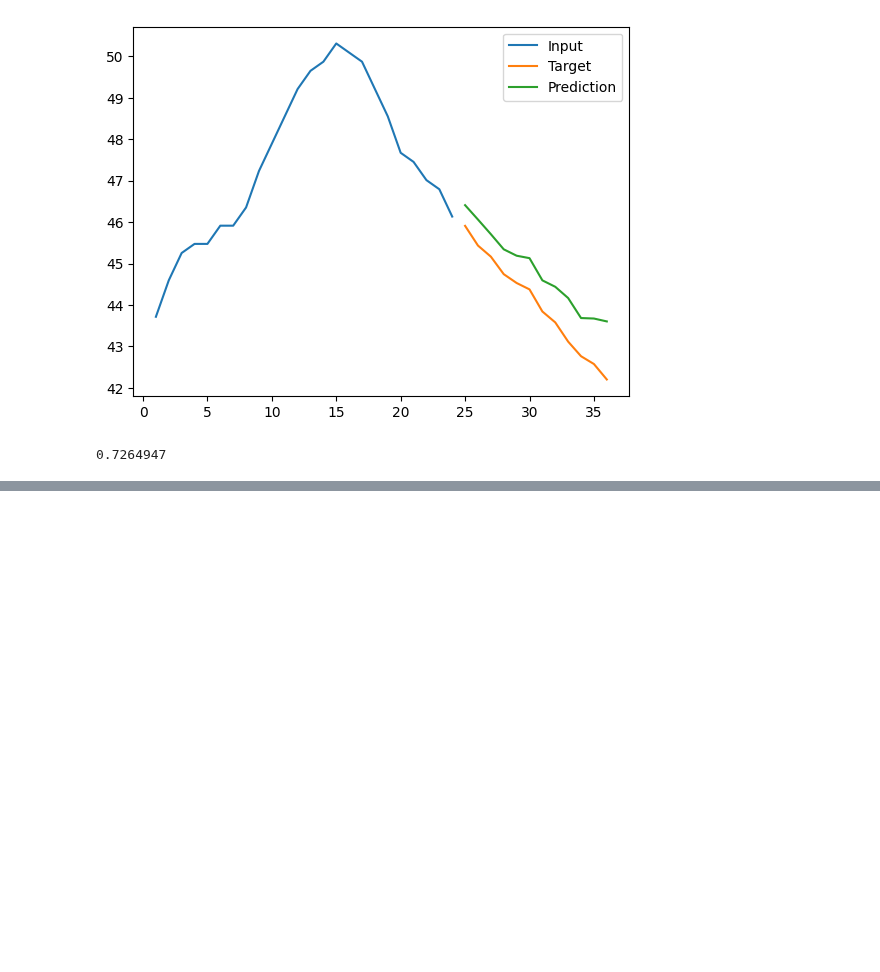
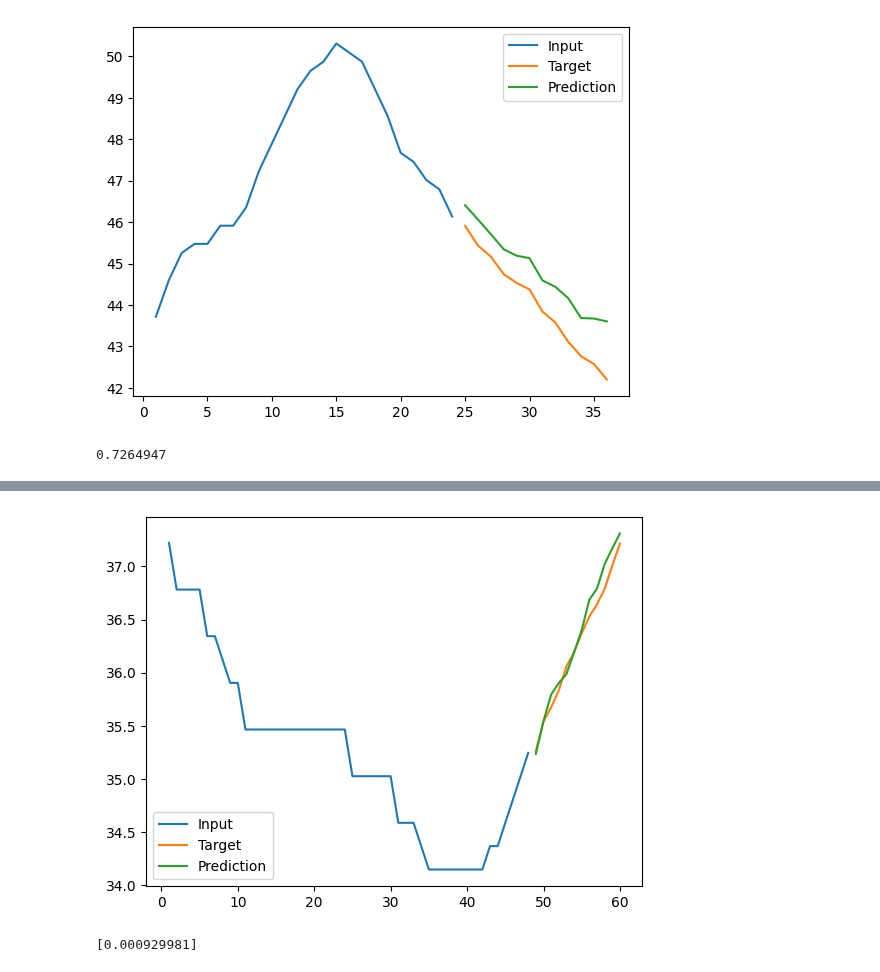
Before and after one commit to harrya32/HTI, a Jupyter notebook: rebuttal_baselines/2d_flow_matching.ipynb, the cells around one changed output, grey strips where cells are left out. Cells and saved outputs as stored; diff of their text form; code cells hidden in the pictures; blank space fills up the shorter version.

```diff
--- a/rebuttal_baselines/2d_flow_matching.ipynb
+++ b/rebuttal_baselines/2d_flow_matching.ipynb
@@ -1722,0 +1738,8 @@ np.mean(mses)
+# %%
+def quantile_test_data_gen():
+    """
+    Loads the testing portion of the ETT forecasted quantiles dataset.
+    """
+    data = torch.load("../quantile_regression/hti_data/hti_data_combined.pt")
+    data = data.to(device)
+    return data
@@ -1722,0 +1991,16 @@ np.mean(mses)
+# %%
+mses = []
+for j in range(2):
+    model_mses = []
+    for lam in [1,2,3]:
+        model_path = f'hti_quantile_models/cfm_quantile_ett_FiLM_model_{j}.pt'
+        model = FiLMMLP(input_dim=12, time_dim=1, cond_dim=48, hidden_dim=128).to(device)
+        wrapped_model = WrappedModel(model)
+        wrapped_model.load_state_dict(torch.load(model_path))
+        model.eval()
+        mse = cfm_quantile_ett_evaluation(model, lam)
+        model_mses.append(mse)
+        print(f"Model {j}, lamba {lam} MSE: {mse:.6f}")
+    mses.append(model_mses)
+
+print_results([np.mean(i) for i in mses],'flow quantile surrogate results')
@@ -1722,0 +2015,26 @@ np.mean(mses)
+# %%
+step_size = 0.05
+T = torch.linspace(0,1,5)
+T = T.to(device=device)
+x_init = ett_quantiles[0,1200:,48:]
+cond = ett_quantiles[0,1200:,:48]
+solver_0 = ODESolver(velocity_model=wrapped_vf_0)
+sol_0 = solver_0.sample(time_grid=T, x_init=x_init, cond=cond, method='midpoint', step_size=step_size, return_intermediates=True)
+sol_0
+ett_quantile_testing[0][0]
+sol_0[0][0]
+mses = []
+quantile = 1
+for i in [0]:
+    mse = ett_quantile_testing[quantile][1200+i][48:].cpu().numpy() - sol_0[quantile][i].cpu().numpy()
+    plt.plot(np.linspace(1, 48, 48), ett_quantile_testing[quantile][1200+i][:48].cpu().numpy(), label='Input')
+    plt.plot(np.linspace(49, 60, 12),ett_quantile_testing[quantile][1200+i][48:].cpu().numpy(), label='Target')
+    plt.plot(np.linspace(49, 60, 12),sol_0[quantile][i].cpu().numpy(), label='Prediction')
+    plt.legend()
+    mses.append(np.mean(mse**2))
+# %% [output]
+[figure, added]
+# %%
+mses
+# %% [output]
+[0.000929981]
```
Also changed, not shown: parts of 9 cells of this notebook, 31 other files.
